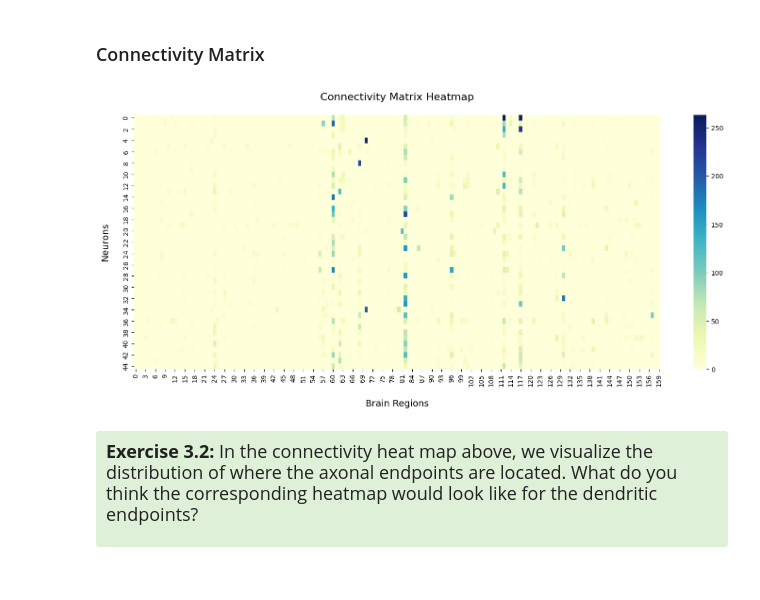
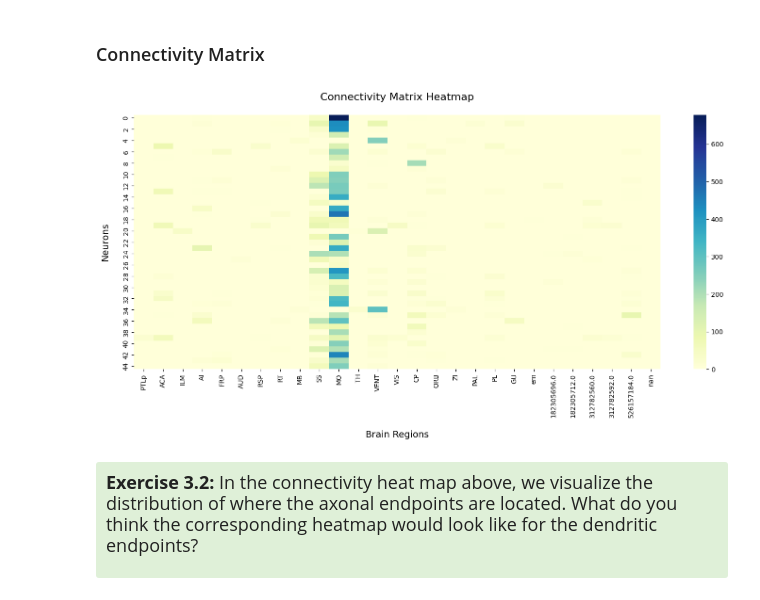
Before and after one commit to JEElsner/SWDB_2024_Anatomy, a Jupyter notebook: code/Notebook 2 - LM Connectivity.ipynb, the cells around one changed output. Drawn from its saved outputs; the diff is of its cells as text; code cells hidden in the pictures.

Commit message:
Edited Notebook 2 - LM Connectivity.ipynb, graph_utils.py

```diff
--- a/code/Notebook 2 - LM Connectivity.ipynb
+++ b/code/Notebook 2 - LM Connectivity.ipynb
@@ -338,28 +339,34 @@ Distribution of Dendrite Endpoints in CCF Space...
 # %%
 def plot_heatmap(matrix):
     # Initialize figure
     plt.figure(figsize=(18, 7))
-    sns.heatmap(connectivity_matrix, cmap='YlGnBu')
+    sns.heatmap(connectivity_matrix, cmap='YlGnBu', xticklabels=get_regions())
 
     # Add labels and title
     plt.title('Connectivity Matrix Heatmap\n', fontsize=16)
     plt.xlabel('\nBrain Regions', fontsize=14)
     plt.ylabel('Neurons\n', fontsize=14)
 
     # Display the heatmap
     plt.show()
 
 
-connectivity_matrix, idx_to_region = get_connectivity_matrix(skels_subset)
-plot_heatmap(connectivity_matrix)
+def get_regions():
+    idxs = np.sort(list(idx_to_region.keys()))
+    regions = []
+    for i in idxs:
+        ccf_id = idx_to_region[i]
+        if ccf_id in ccf_atlas.structures:
+            regions.append(ccf_atlas.structures[ccf_id]["acronym"])
+        else:
+            regions.append(ccf_id)
+    return regions
 
 
-# add region names to plot
-# add option to choose max_depth
-
-# Is there a correlation between where these neurons branch?
+connectivity_matrix, idx_to_region = get_connectivity_matrix(skels_subset, depth=6)
+plot_heatmap(connectivity_matrix)
 # %% [output]
-[figure, old version]
+[figure, new version]
 # %% [markdown]
 <div style="background: #DFF0D8; border-radius: 3px; padding: 10px;">
 <font size="4"><p><b>Exercise 3.2:</b> In the connectivity heat map above, we visualize the distribution of where the axonal endpoints are located. What do you think the corresponding heatmap would look like for the dendritic endpoints?
```
Also changed, not shown: parts of 10 cells of this notebook, 1 other file.
